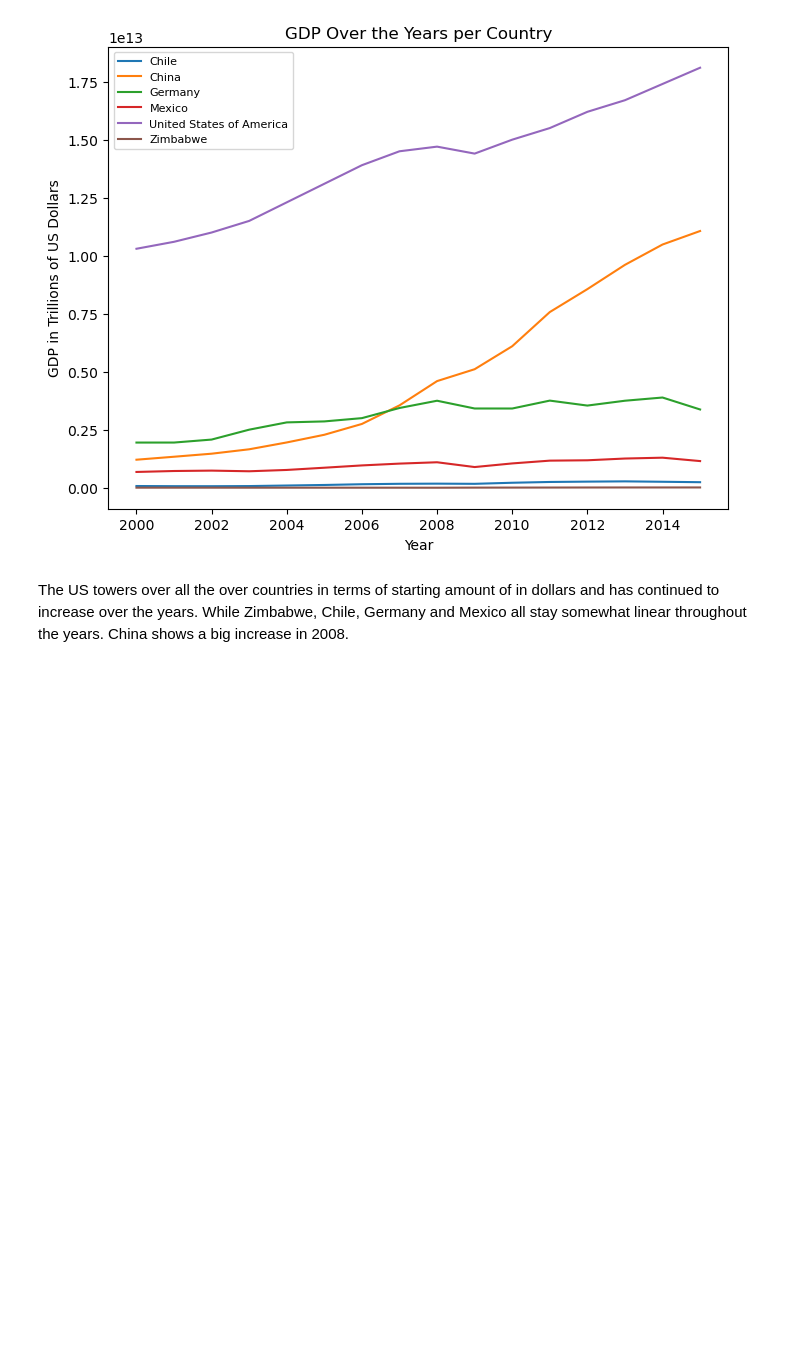
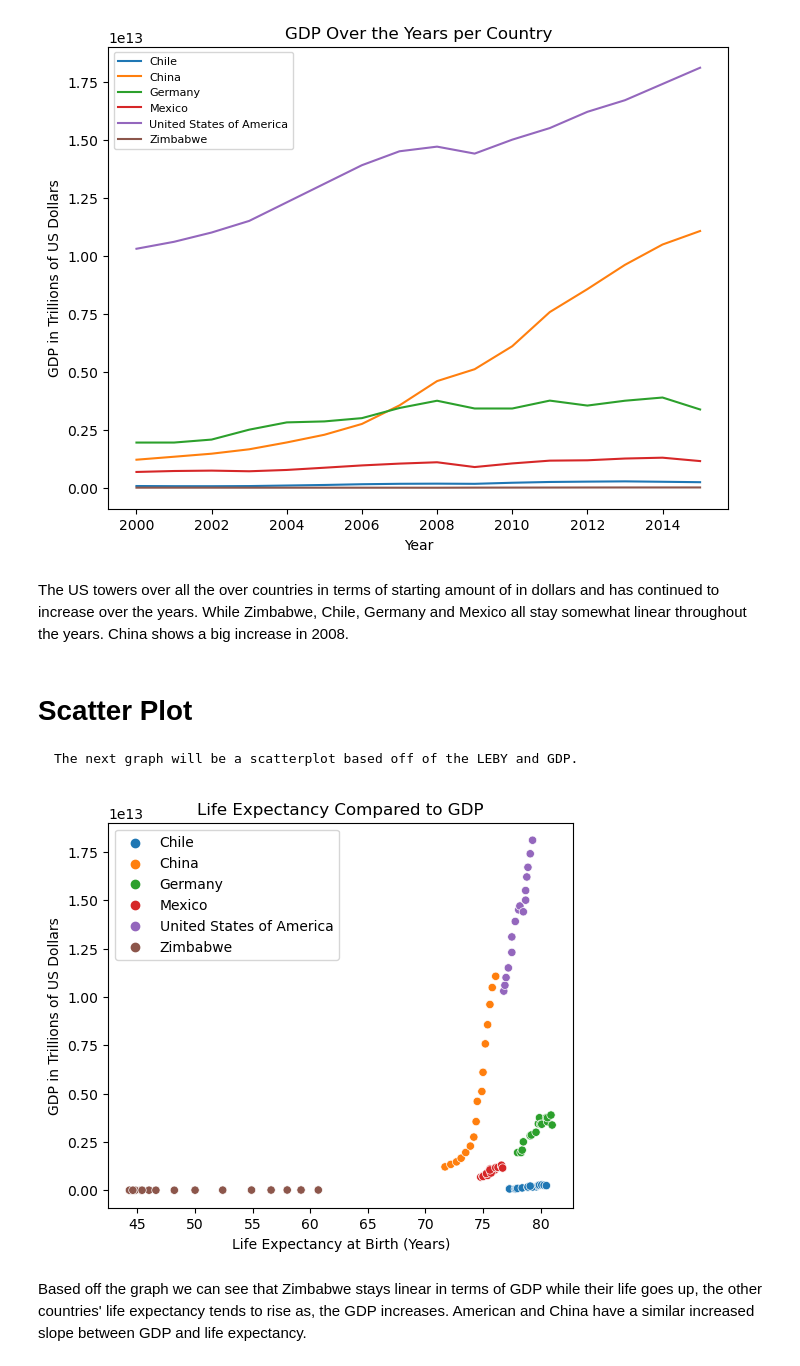
Before and after one commit to nlicari1/Portfolio-Projects, a Jupyter notebook: GDP_life_expectancy/life_expectancy_gdp.ipynb, the cells around one changed output. Cells and saved outputs as stored; diff of their text form; code cells hidden in the pictures; blank space fills up the shorter version.

Commit message:
scatter plot between gdp and life expectancy

```diff
--- a/GDP_life_expectancy/life_expectancy_gdp.ipynb
+++ b/GDP_life_expectancy/life_expectancy_gdp.ipynb
@@ -114,3 +114,19 @@ plt.show()
 [figure]
 # %% [markdown]
 The US towers over all the over countries in terms of starting amount of in dollars and has continued to increase over the years. While Zimbabwe, Chile, Germany and Mexico all stay somewhat linear throughout the years. China shows a big increase in 2008.
+# %% [markdown]
+# Scatter Plot
+
+    The next graph will be a scatterplot based off of the LEBY and GDP.
+# %%
+plt.figure(figsize=(6,5))
+sns.scatterplot(x= df.LEBY, y= df.GDP, data=df, hue=df.Country)
+plt.xlabel('Life Expectancy at Birth (Years)')
+plt.ylabel('GDP in Trillions of US Dollars')
+plt.legend(fontsize='10')
+plt.title('Life Expectancy Compared to GDP')
+plt.show()
+# %% [output]
+[figure, added]
+# %% [markdown]
+Based off the graph we can see that Zimbabwe stays linear in terms of GDP while their life goes up, the other countries' life expectancy tends to rise as, the GDP increases. American and China have a similar increased slope between GDP and life expectancy.
```
